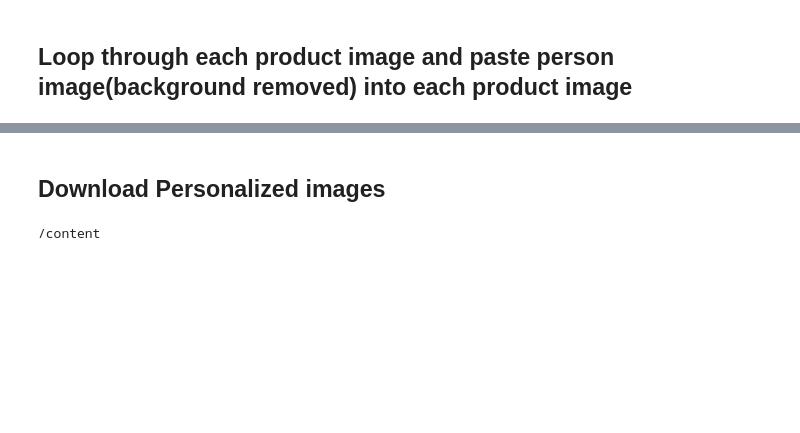
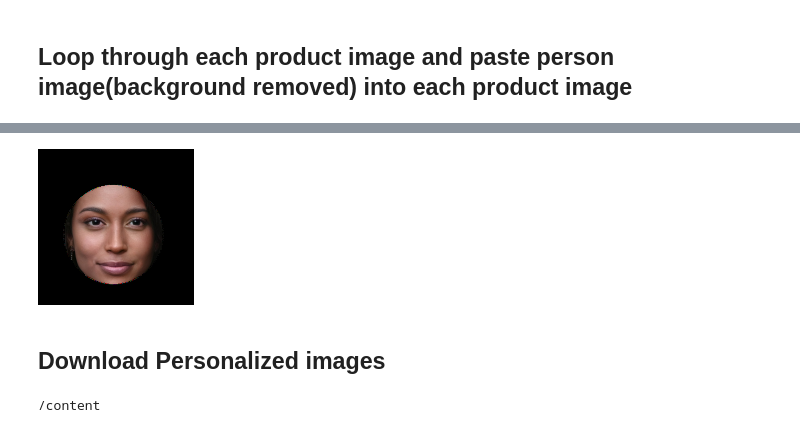
Before and after one commit to MaheeGamage/Product-Personalization-Colab, a Jupyter notebook: Product_personalization.ipynb, the cells around one changed output, grey strips where cells are left out. Drawn from its saved outputs; the diff is of its cells as text; code cells hidden in the pictures; blank space fills up the shorter version.

```diff
--- a/Product_personalization.ipynb
+++ b/Product_personalization.ipynb
@@ -439,3 +501,11 @@ for product in productConfig:
+# %%
+masked_img = cv2.bitwise_and(s_img, face_mask)
+(y1, y2) = (center[1] - radius, center[1] + radius)
+(x1, x2) = (center[0] - radius, center[0] + radius)
+cropped_img = masked_img[y1:y2, x1:x2]
+cv2_imshow(masked_img)
+# %% [output]
+[figure, added]
 # %% [markdown]
 ## Download Personalized images
 # %%
```
Also changed, not shown: parts of 13 cells of this notebook.
